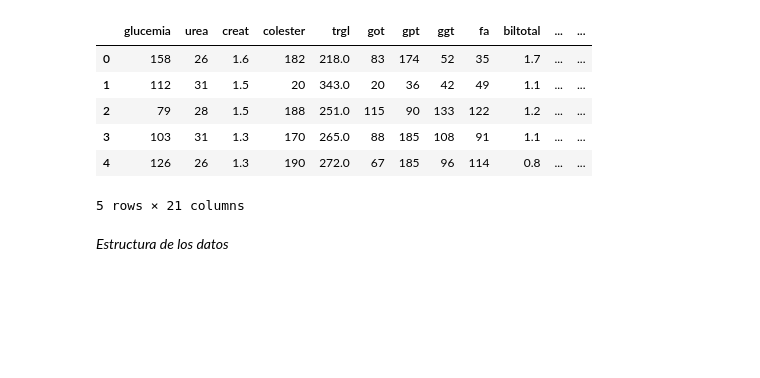
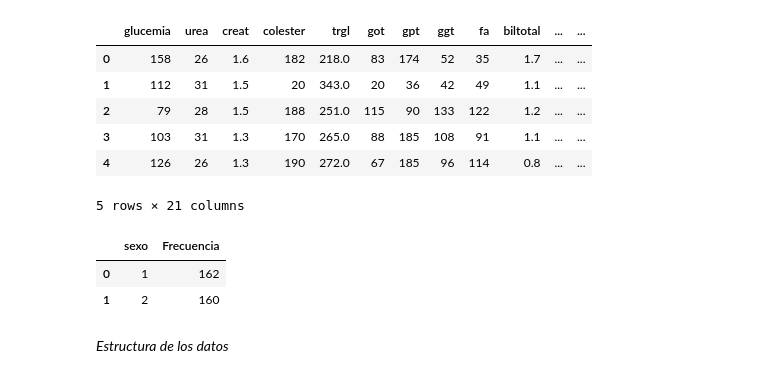
Before and after one commit to llunag/Python_data_viz, a Jupyter notebook: _sources/Fibrosis.ipynb, the cells around one changed output. Drawn from its saved outputs; the diff is of its cells as text; code cells hidden in the pictures; blank space fills up the shorter version.

```diff
--- a/_sources/Fibrosis.ipynb
+++ b/_sources/Fibrosis.ipynb
@@ -21,6 +21,14 @@ df.head()
 | 3 | 103 | 31 | 1.3 | 170 | 265.0 | 88 | 185 | 108 | 91 | 1.1 | ... | ... |
 | 4 | 126 | 26 | 1.3 | 190 | 272.0 | 67 | 185 | 96 | 114 | 0.8 | ... | ... |
 5 rows × 21 columns
+# %%
+counts = df["sexo"].value_counts().reset_index()
+counts.columns = ["sexo", 'Frecuencia']
+counts
+# %% [output]
+|  | sexo | Frecuencia |
+| 0 | 1 | 162 |
+| 1 | 2 | 160 |
 # %% [markdown]
 *Estructura de los datos*
 # %%
```
Also changed, not shown: 21 other files.
